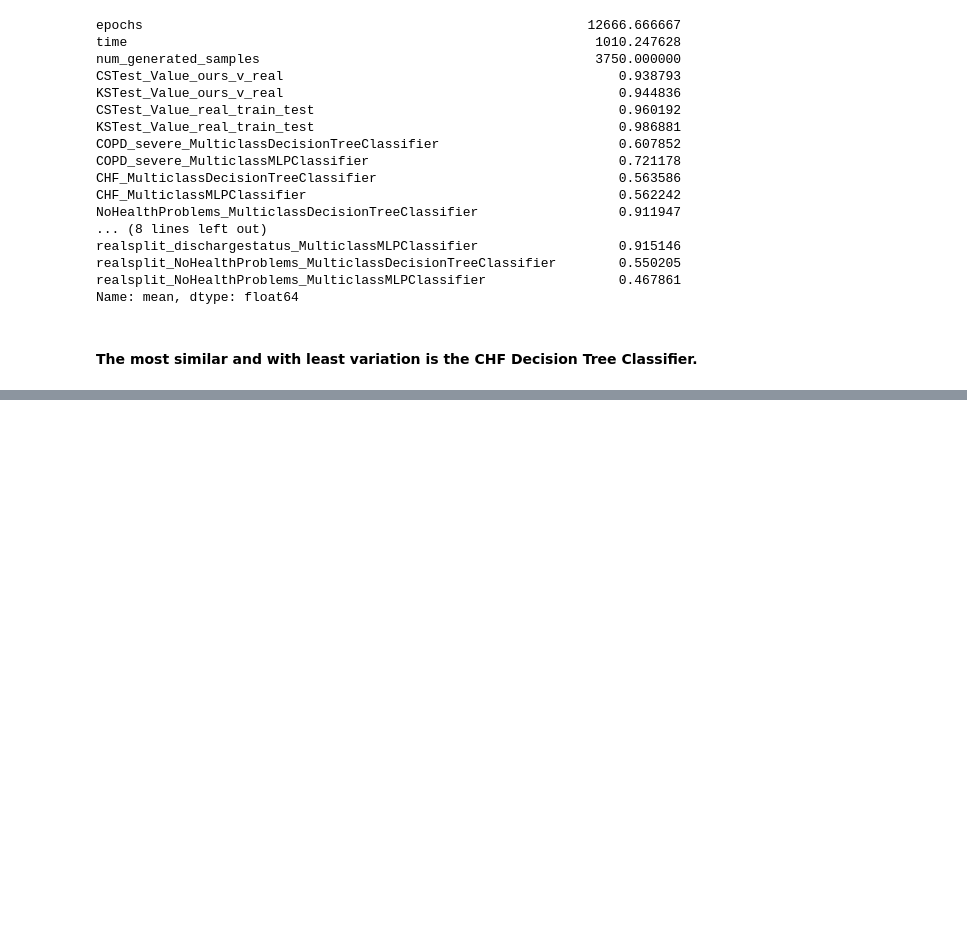
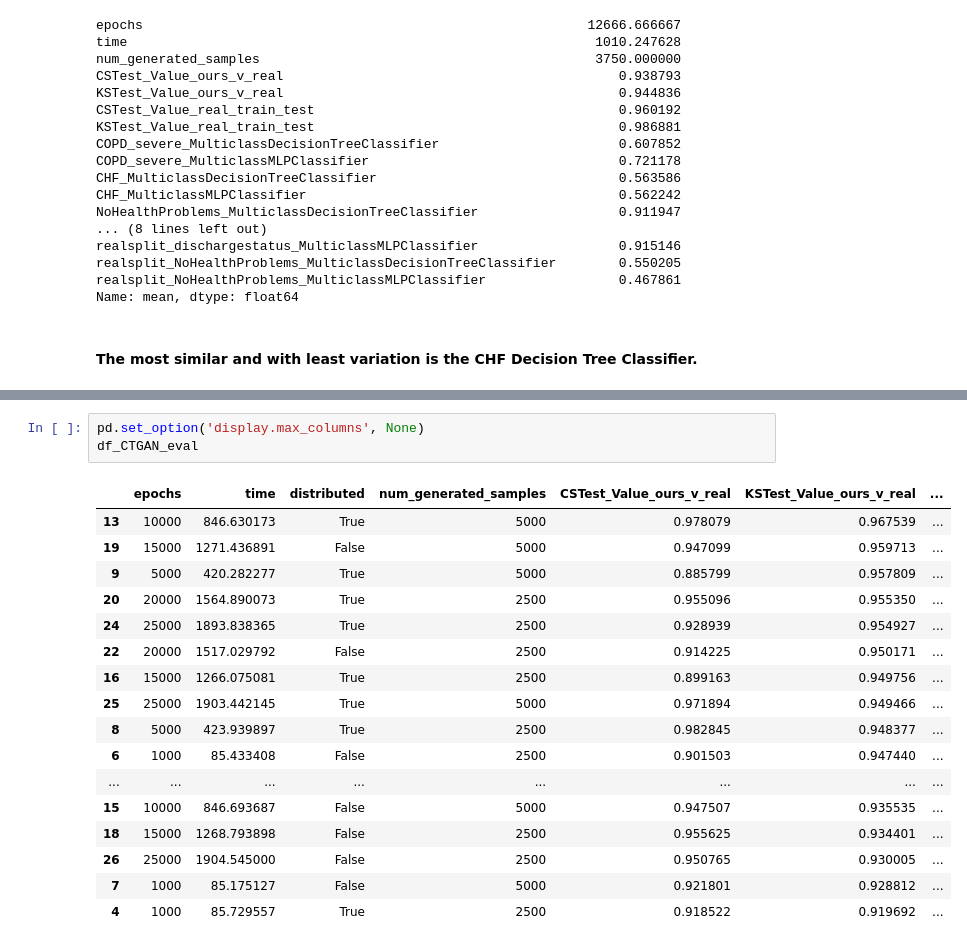
Before and after one commit to dianamJLAB/DS6050, a Jupyter notebook: CTGAN_Distribution/test_CTGAN_eICU.ipynb, the cells around one changed output, grey strips where cells are left out. Drawn from its saved outputs; the diff is of its cells as text; blank space fills up the shorter version.

```diff
--- a/CTGAN_Distribution/test_CTGAN_eICU.ipynb
+++ b/CTGAN_Distribution/test_CTGAN_eICU.ipynb
@@ -376,0 +439,21 @@ plot_value_by_epochs(df_CTGAN_eval, '2500', 'CSTest_Value_ours_v_real', 'CSTest
+# %%
+pd.set_option('display.max_columns', None)
+df_CTGAN_eval
+# %% [output]
+|  | epochs | time | distributed | num_generated_samples | CSTest_Value_ours_v_real | KSTest_Value_ours_v_real | ... |
+| 13 | 10000 | 846.630173 | True | 5000 | 0.978079 | 0.967539 | ... |
+| 19 | 15000 | 1271.436891 | False | 5000 | 0.947099 | 0.959713 | ... |
+| 9 | 5000 | 420.282277 | True | 5000 | 0.885799 | 0.957809 | ... |
+| 20 | 20000 | 1564.890073 | True | 2500 | 0.955096 | 0.955350 | ... |
+| 24 | 25000 | 1893.838365 | True | 2500 | 0.928939 | 0.954927 | ... |
+| 22 | 20000 | 1517.029792 | False | 2500 | 0.914225 | 0.950171 | ... |
+| 16 | 15000 | 1266.075081 | True | 2500 | 0.899163 | 0.949756 | ... |
+| 25 | 25000 | 1903.442145 | True | 5000 | 0.971894 | 0.949466 | ... |
+| 8 | 5000 | 423.939897 | True | 2500 | 0.982845 | 0.948377 | ... |
+| 6 | 1000 | 85.433408 | False | 2500 | 0.901503 | 0.947440 | ... |
+| ... | ... | ... | ... | ... | ... | ... | ... |
+| 15 | 10000 | 846.693687 | False | 5000 | 0.947507 | 0.935535 | ... |
+| 18 | 15000 | 1268.793898 | False | 2500 | 0.955625 | 0.934401 | ... |
+| 26 | 25000 | 1904.545000 | False | 2500 | 0.950765 | 0.930005 | ... |
+| 7 | 1000 | 85.175127 | False | 5000 | 0.921801 | 0.928812 | ... |
+| 4 | 1000 | 85.729557 | True | 2500 | 0.918522 | 0.919692 | ... |
```
Also changed, not shown: parts of 12 cells of this notebook, 26 other files.
